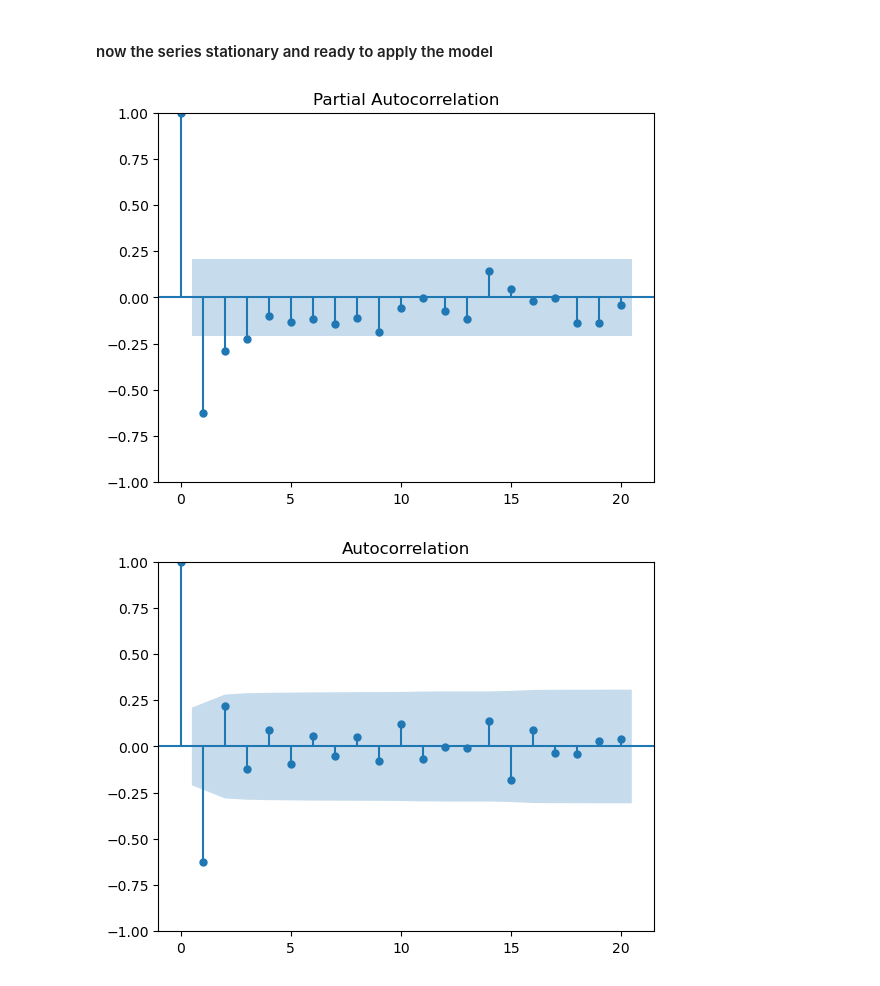
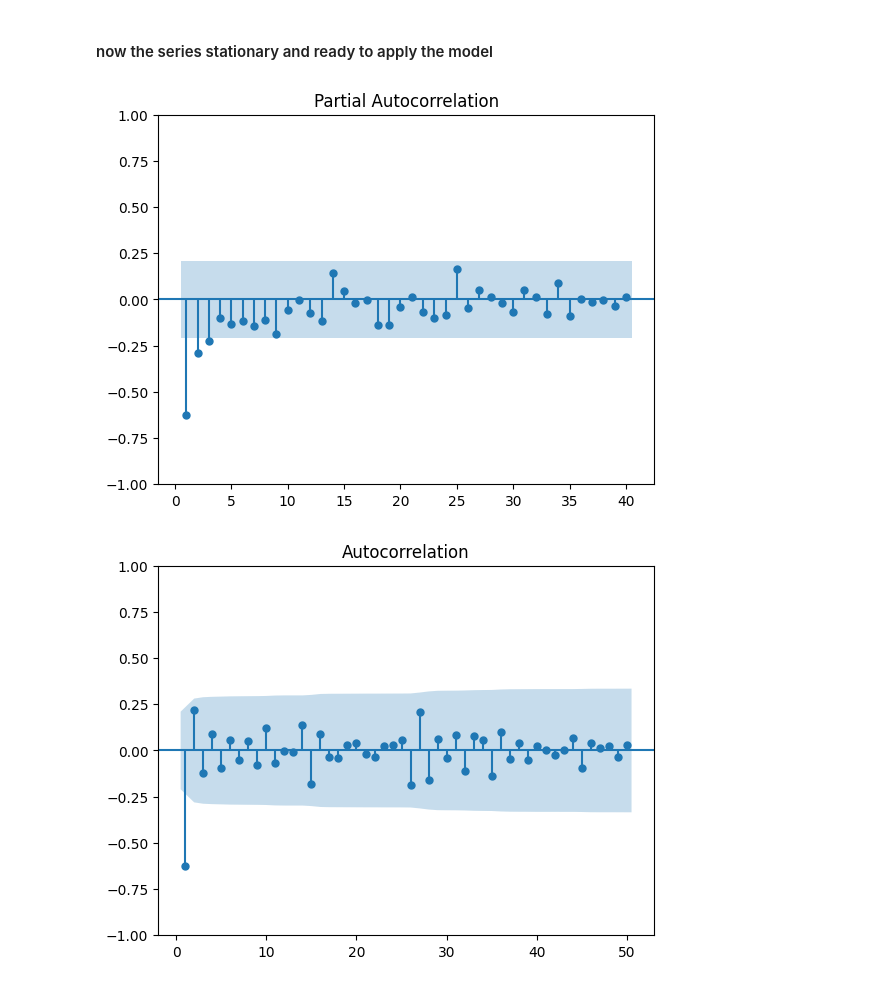
Before and after one commit to M-ashraf20/project-depi, a Jupyter notebook: Forcast.ipynb, the cells around one changed output. Drawn from its saved outputs; the diff is of its cells as text; code cells hidden in the pictures.

```diff
--- a/Forcast.ipynb
+++ b/Forcast.ipynb
@@ -119,8 +152,8 @@ plt.show()
 #### now the series stationary and ready  to apply the model
 # %%
 from statsmodels.graphics.tsaplots import plot_acf, plot_pacf
-plot_acf(attrition_diff)
-plot_pacf(attrition_diff)
+plot_acf(attrition_diff,zero=False, lags=50)
+plot_pacf(attrition_diff,zero=False, lags=40)
 # %% [output]
-[figure, old version]
+[figure, new version]
-[figure, old version]
+[figure, new version]
```
Also changed, not shown: parts of 19 cells of this notebook, 1 other file.
